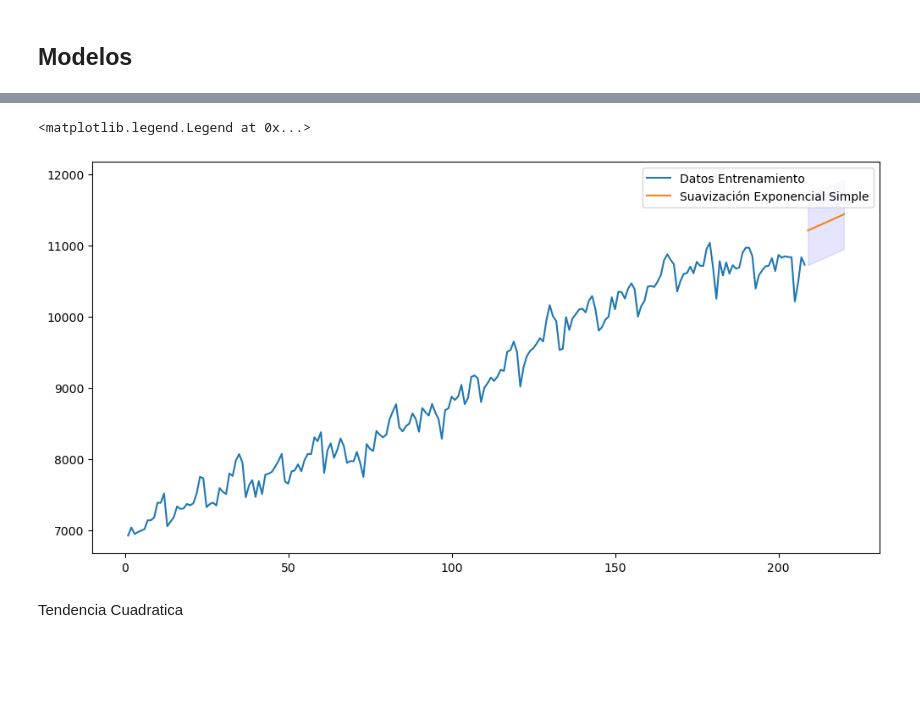
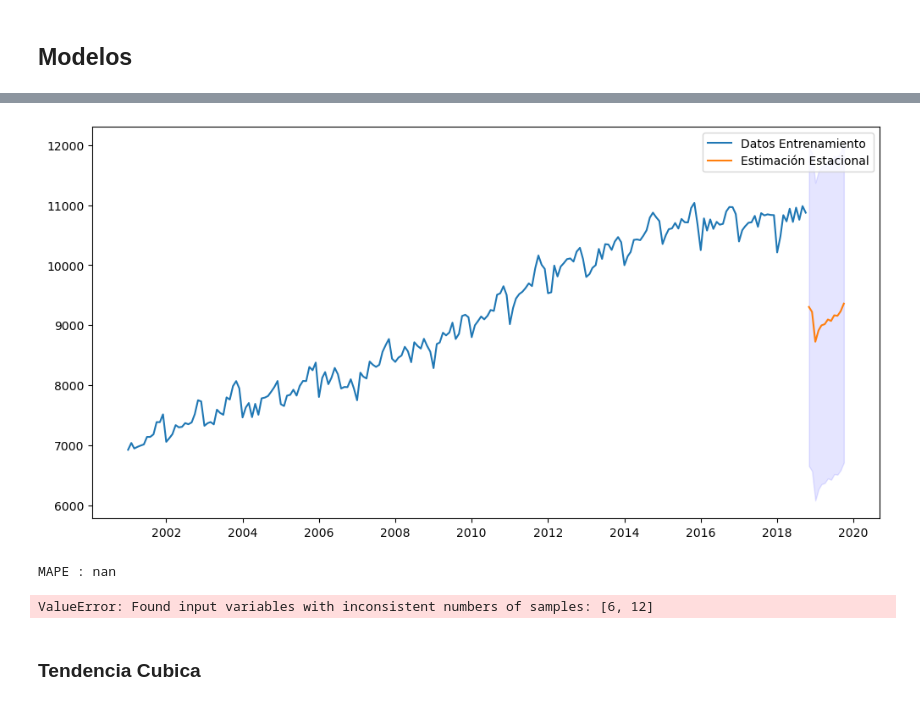
Before and after one commit to carlosjara/MCD_FAII, a Jupyter notebook: FAII/FAII/Talleres/T2_Tendencia_y_Estacionalidad.ipynb, the cells around one changed output, grey strips where cells are left out. Cells and saved outputs as stored; diff of their text form; code cells hidden in the pictures; blank space fills up the shorter version.

```diff
--- a/FAII/FAII/Talleres/T2_Tendencia_y_Estacionalidad.ipynb
+++ b/FAII/FAII/Talleres/T2_Tendencia_y_Estacionalidad.ipynb
@@ -46,3 +54,17 @@ plt.show()
 #Matriz de resultados
 Resultados_columnas = ['Modelo', 'Configuración', 'RMSE', 'Coef R2']
 Resultados = pd.DataFrame(columns=Resultados_columnas)
+# %%
+train_len = 214
+train_td = data_dummie[["Ocupados"]][:train_len]
+test_td = data_dummie[["Ocupados"]][train_len:]
+
+#train_td = data_dummie[:train_len]
+#test_td = data_dummie[train_len:]
+
+
+fig = plt.figure(figsize=(12, 6))
+plt.plot(train_td[["Ocupados"]],label="Datos Entrenamiento")
+plt.plot(test_td[["Ocupados"]],label="Datos de Prueba")
+plt.legend()
+plt.show()
@@ -53,7 +77,8 @@ Tendencia Lineal
 # %%
 y = train_td["Ocupados"]
-x = np.linspace(1,train_td.shape[0],train_td.shape[0])
-X = sm.add_constant(x)
+month_dummies = pd.get_dummies(train_td.index.month,drop_first=True).set_index(train_td.index)
+
+X = sm.add_constant(month_dummies)
 lin = sm.OLS(y,X)
 lin_t = lin.fit()
-#print(lin_t.summary())
+print(lin_t.summary())
@@ -63,0 +117,6 @@ X_for= sm.add_constant(x_for)
+# %%
+range_dates = pd.date_range(train_td.index[-1]+ relativedelta(months=1), periods=12,freq='MS')
+x_for = pd.get_dummies(range_dates.month,drop_first=True)
+X_for= sm.add_constant(x_for)
+
+print(X_for)
@@ -68,4 +141,6 @@ yprd_ci_lower = dt['obs_ci_lower']
 yprd_ci_upper = dt['obs_ci_upper']
 preds = pd.DataFrame(np.column_stack([y_prd, yprd_ci_lower, yprd_ci_upper]))
 preds.columns = ['Point_forecast', 'lower_95', 'upper_95']
-#print(preds)
+preds.set_index(range_dates,inplace=True)
+
+print(preds)
@@ -72,12 +161,29 @@ preds.columns = ['Point_forecast', 'lower_95', 'upper_95']
 # %%
 fig = plt.figure(figsize=(12, 6))
-plt.plot(x,y,label="Datos Entrenamiento")
-plt.plot(x_for,preds['Point_forecast'],label="Suavización Exponencial Simple")
-plt.fill_between(x_for ,preds['lower_95'], preds['upper_95'], color='blue', alpha=0.1)
+plt.plot(y.index,y,label="Datos Entrenamiento")
+plt.plot(preds.index,preds['Point_forecast'],label="Estimación Estacional")
+plt.fill_between(preds.index,preds['lower_95'], preds['upper_95'], color='blue', alpha=0.1)
 plt.legend()
 plt.show()
 # %% [output]
-<matplotlib.legend.Legend at 0x...>
-[figure, old version]
+[figure, new version]
-# %% [markdown]
-Tendencia Cuadratica
+# %%
+# Tomar y_test del conjunto de prueba
+y_test = test_td["Ocupados"]
+# Convertir índices de y_test a números para que coincidan con y_prd
+y_test.index = range(len(y_test))
+
+# Calcular MAPE directo
+mape_result_direct = ((np.abs(y_test - y_prd) / np.abs(y_test))
+                      .replace([np.inf, -np.inf], np.nan)
+                      .mean() * 100)
+
+# Imprimir MAPE directo
+print(f"MAPE : {mape_result_direct}")
+
+print(f"RMSE : {np.sqrt(mean_squared_error(y_test, y_prd))}")
+# %% [output]
+MAPE : nan
+ValueError: Found input variables with inconsistent numbers of samples: [6, 12]
+# %% [markdown]
+### Tendencia Cubica
```
Also changed, not shown: parts of 27 cells of this notebook, 6 other files.
